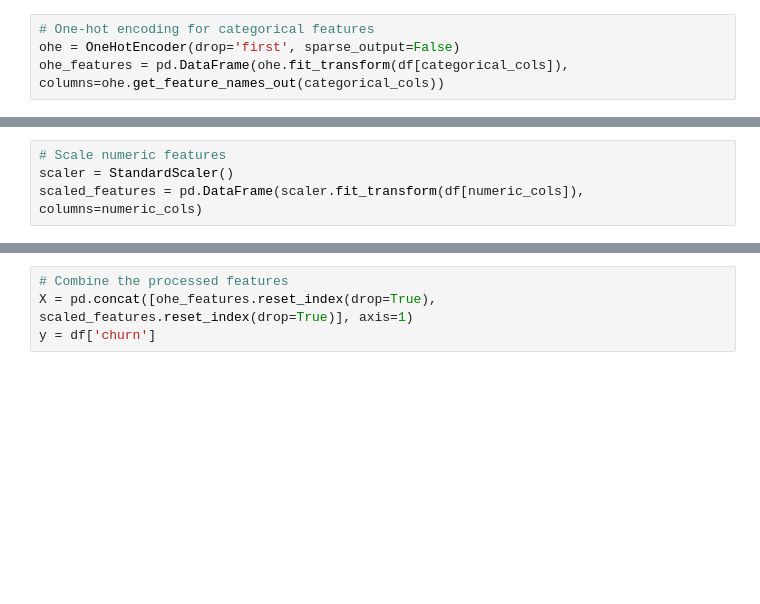
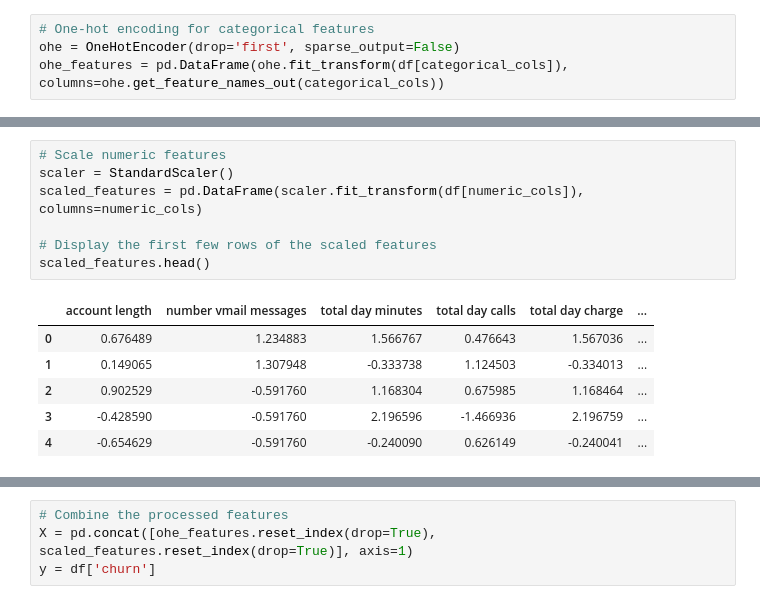
Before and after one commit to Wambui254-dev/Phase3-Project, a Jupyter notebook: index.ipynb, the cells around one changed output, grey strips where cells are left out. Drawn from its saved outputs; the diff is of its cells as text; blank space fills up the shorter version.

```diff
--- a/index.ipynb
+++ b/index.ipynb
@@ -208,4 +292,14 @@ ohe_features = pd.DataFrame(ohe.fit_transform(df[categorical_cols]), columns=ohe
 # %%
 # Scale numeric features
 scaler = StandardScaler()
 scaled_features = pd.DataFrame(scaler.fit_transform(df[numeric_cols]), columns=numeric_cols)
+
+# Display the first few rows of the scaled features
+scaled_features.head()
+# %% [output]
+|  | account length | number vmail messages | total day minutes | total day calls | total day charge | ... |
+| 0 | 0.676489 | 1.234883 | 1.566767 | 0.476643 | 1.567036 | ... |
+| 1 | 0.149065 | 1.307948 | -0.333738 | 1.124503 | -0.334013 | ... |
+| 2 | 0.902529 | -0.591760 | 1.168304 | 0.675985 | 1.168464 | ... |
+| 3 | -0.428590 | -0.591760 | 2.196596 | -1.466936 | 2.196759 | ... |
+| 4 | -0.654629 | -0.591760 | -0.240090 | 0.626149 | -0.240041 | ... |
```
Also changed, not shown: parts of 40 cells of this notebook.
